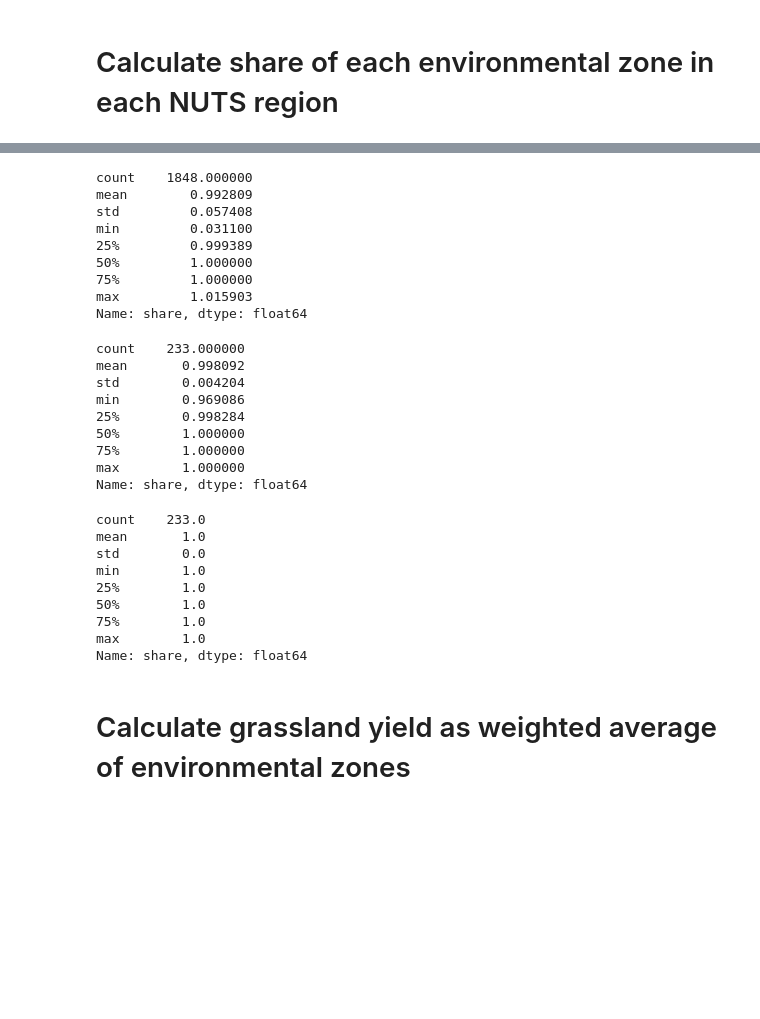
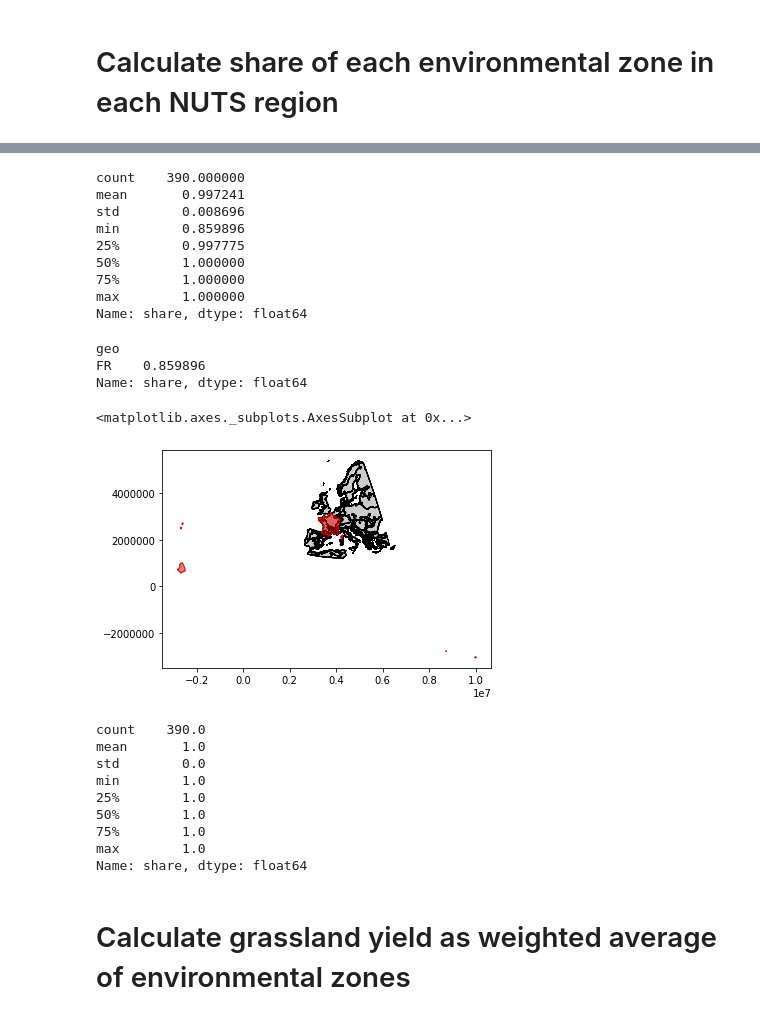
Before and after one commit to rasmuse/subnational-p-budgets, a Jupyter notebook: Permanent grassland yields.ipynb, the cells around one changed output, grey strips where cells are left out. Saved outputs shown, nothing was run; the diff lists cells and outputs as text; code cells hidden in the pictures; blank space fills up the shorter version.

```diff
--- a/Permanent grassland yields.ipynb
+++ b/Permanent grassland yields.ipynb
@@ -22,8 +22,19 @@ plots.adj_geoplot(ax)
 [figure]
 # %% [markdown]
 # Load NUTS regions GIS data
+# %%
+relevant_nuts_regions = (
+    nuts.get_nuts_codes()
+    .loc[lambda d: d.nuts_level <= 2]
+    .index
+)
 # %%
-nuts_geo = geopandas.read_file(settings.NUTS_GIS_PATH).set_index('NUTS_ID')
+nuts_geo = (
+    geopandas
+    .read_file(settings.NUTS_GIS_PATH)
+    .set_index('NUTS_ID')
+    .reindex(relevant_nuts_regions)
+)
 # %% [markdown]
 # Read permanent grassland yield data from Smit et al. (2008)
 # %%
@@ -67,44 +78,42 @@ Name: share, Length: 3415, dtype: float64
 # %%
 # Sanity check: shares should add up to about 100% in each region
-enz_shares.groupby("NUTS_ID").sum().describe()
+enz_shares.groupby("geo").sum().describe()
 # %% [output]
-count    1848.000000
-mean        0.992809
-std         0.057408
-min         0.031100
-25%         0.999389
-50%         1.000000
-75%         1.000000
-max         1.015903
+count    390.000000
+mean       0.997241
+std        0.008696
+min        0.859896
+25%        0.997775
+50%        1.000000
+75%        1.000000
+max        1.000000
 Name: share, dtype: float64
-# %%
-# Environmental zone coverage is evidently not 100% everywhere,
-# but it is good (>= 97%) in all the NUTS regions we use here
-included_nuts = nuts.get_included_regions()
-enz_shares.groupby('NUTS_ID').sum()[included_nuts].describe()
-# %% [output]
-count    233.000000
-mean       0.998092
-std        0.004204
-min        0.969086
-25%        0.998284
-50%        1.000000
-75%        1.000000
-max        1.000000
-Name: share, dtype: float64
+# %%
+# The only seeming problem is France
+bad_coverage = enz_shares.groupby("geo").sum().loc[lambda s: s < 0.95]
+bad_coverage
+# %% [output]
+geo
+FR    0.859896
+Name: share, dtype: float64
+# %%
+# The bad coverage of "France" is not in France proper but in French Guiana etc
+ax = enz_geo.plot(color='#cccccc', edgecolor='k').axes
+nuts_geo.loc[bad_coverage.index].plot(color='#dd000080', edgecolor='#dd0000', ax=ax)
+# %% [output]
+<matplotlib.axes._subplots.AxesSubplot at 0x...>
+[figure, added]
 # %%
 # To deal with the few NUTS regions that are only ~97% covered by environmental zones,
 # calculate weights that by definition add up to 100% in each NUTS region.
-# To avoid any mistakes, let's only include the NUTS regions used in this analysis.
 enz_weights = (
     enz_shares
-    .groupby('NUTS_ID')
+    .groupby('geo')
     .apply(lambda s: s / s.sum())
-    .loc[:, included_nuts]
 )
-enz_weights.groupby('NUTS_ID').sum().describe().round(5)
+enz_weights.groupby('geo').sum().describe().round(5)
 # %% [output]
-count    233.0
+count    390.0
 mean       1.0
 std        0.0
 min        1.0
```
Also changed, not shown: parts of 6 cells of this notebook, 2 other files.
